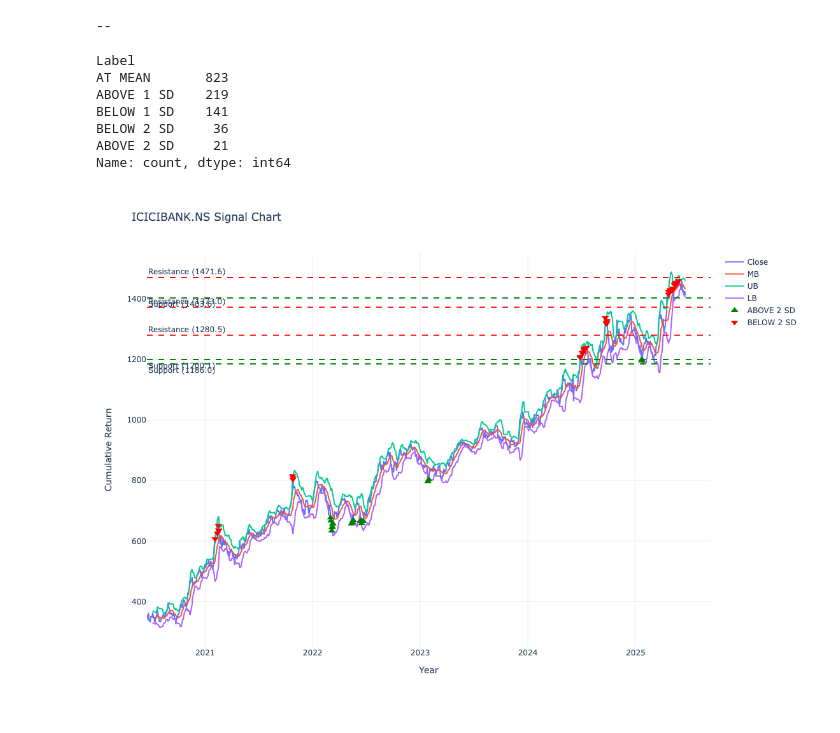
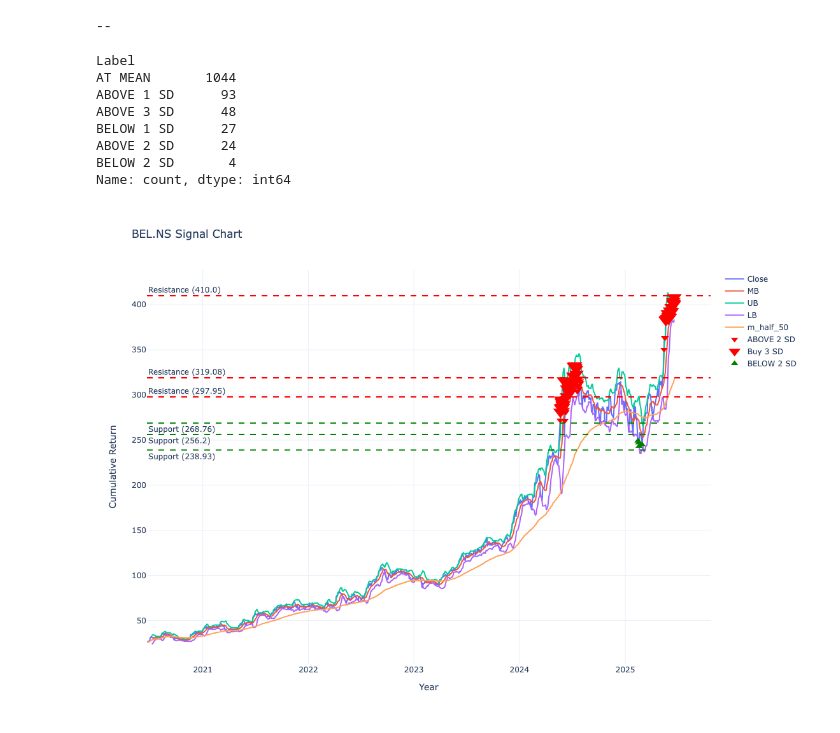
Before and after one commit to isouravsharma/AlgoQuantPi, a Jupyter notebook: Quant/SwingTrade_Strategy_v0.5.ipynb, the cells around one changed output. Saved outputs shown, nothing was run; the diff lists cells and outputs as text; code cells hidden in the pictures.

```diff
--- a/Quant/SwingTrade_Strategy_v0.5.ipynb
+++ b/Quant/SwingTrade_Strategy_v0.5.ipynb
@@ -24,6 +24,6 @@ The autoreload extension is already loaded. To reload it, use:
 # %% [markdown]
 ## Getting Data
 # %%
-tickers = ['ICICIBANK.NS']
+tickers = ['BEL.NS']
 tickers
 # %% [output]
@@ -65,11 +67,12 @@ for stock_name in tickers:
 label_sd_categories(data[stock_name])['Label'].value_counts()
 # %% [output]
 Label
-AT MEAN       823
-ABOVE 1 SD    219
-BELOW 1 SD    141
-BELOW 2 SD     36
-ABOVE 2 SD     21
+AT MEAN       1044
+ABOVE 1 SD      93
+ABOVE 3 SD      48
+BELOW 1 SD      27
+ABOVE 2 SD      24
+BELOW 2 SD       4
 Name: count, dtype: int64
 # %%
 df = data[stock_name]
@@ -132,6 +135,13 @@ for key in data:
         name='LB'# Use the name for each line from the dictionary
     ))
 
+for key in data:
+    fig.add_trace(go.Scatter(
+        x=data[key].index,
+        y=data[key]['m_half_50'],
+        mode='lines',  # Set the mode to 'lines' for a line chart
+        name='m_half_50'# Use the name for each line from the dictionary
+    ))
 
 for level in support_levels:
     fig.add_hline(
@@ -156,7 +166,7 @@ for key in data:
         y=data[stock_name][data[stock_name]['Label'] == 'ABOVE 2 SD']['Close'],
         mode='markers',
         name='ABOVE 2 SD',
-        marker=dict(color='green', size=10, symbol='triangle-up')
+        marker=dict(color='red', size=10, symbol='triangle-down')
     ))
 
 for key in data:
@@ -165,7 +175,7 @@ for key in data:
         y=data[stock_name][data[stock_name]['Label'] == 'ABOVE 3 SD']['Close'],
         mode='markers',
         name='Buy 3 SD',
-        marker=dict(color='green', size=20, symbol='triangle-up')
+        marker=dict(color='red', size=20, symbol='triangle-down')
     ))
 
 for key in data:
@@ -174,7 +184,7 @@ for key in data:
         y=data[stock_name][data[stock_name]['Label'] == 'BELOW 2 SD']['Close'],
         mode='markers',
         name='BELOW 2 SD',
-        marker=dict(color='red', size=10, symbol='triangle-down')
+        marker=dict(color='green', size=10, symbol='triangle-up')
     ))
 
 
@@ -184,7 +194,7 @@ for key in data:
         y=data[stock_name][data[stock_name]['Label'] == 'BELOW 3 SD']['Close'],
         mode='markers',
         name='BELOW 3 SD',
-        marker=dict(color='red', size=20, symbol='triangle-down')
+        marker=dict(color='green', size=20, symbol='triangle-up')
     ))
 
 
@@ -193,34 +203,34 @@ for key in data:
 #     x=buy.index,
 #     y=buy.values,
 #     mode='markers',
 #     name='Buy Signal',
 #     marker=dict(color='green', size=20, symbol='triangle-up')
 #     ))
 
 
 # #Sell
 # fig.add_trace(go.Scatter(
 #     x=sell.index,
 #     y=sell.values,
 #     mode='markers',
 #     name='Sell Signal',
 #     marker=dict(color='red', size=20, symbol='triangle-down')
 #     ))
 
 # Customize the layout
 fig.update_layout(
     title=f"{stock_name} Signal Chart",
     xaxis_title="Year",
     yaxis_title="Cumulative Return",
     autosize=False,
     width=1100,
     height=800,
     template='plotly_white'
 )
 
 fig.show()
 # %% [output]
-[figure, old version]
+[figure, new version]
 # %%
 # Create a line chart
 from plotly.subplots import make_subplots
```
Also changed, not shown: parts of 3 cells of this notebook, 41 other files.
